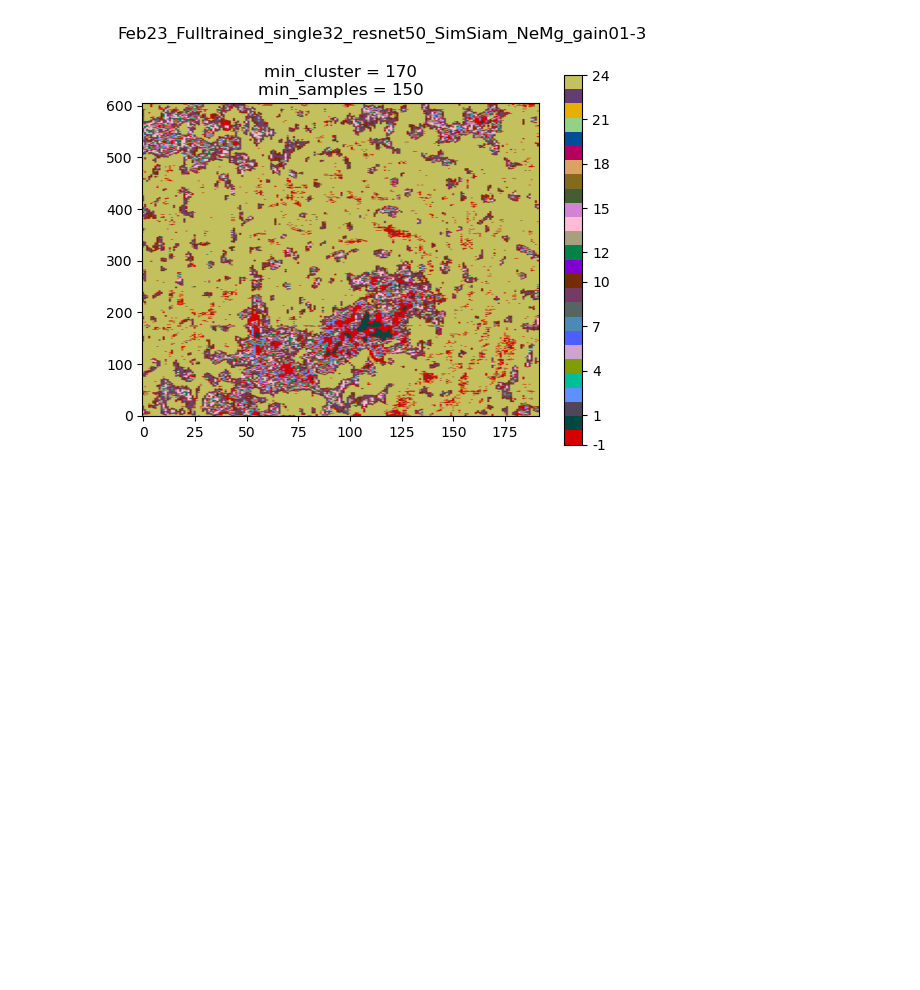
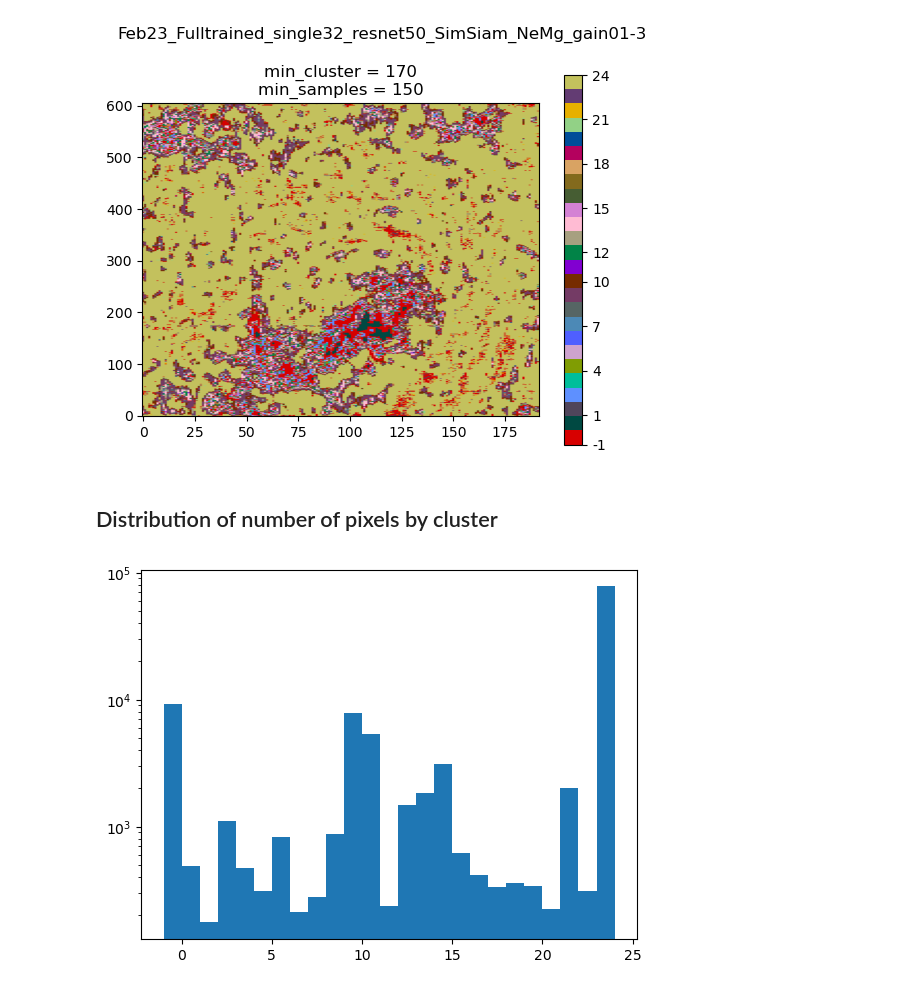
Before and after one commit to taniavsn/SimSPICE, a Jupyter notebook: notebooks/invest_NeMg_resnet50.ipynb, the cells around one changed output. Cells and saved outputs as stored; diff of their text form; code cells hidden in the pictures; blank space fills up the shorter version.

```diff
--- a/notebooks/invest_NeMg_resnet50.ipynb
+++ b/notebooks/invest_NeMg_resnet50.ipynb
@@ -47,3 +47,10 @@ plt.show()
 # %% [output]
 Unique Clusters in file: 26
 [figure]
+# %% [markdown]
+## Distribution of number of pixels by cluster
+# %%
+plt.hist(labels.flatten(), bins='fd');
+plt.yscale('log')
+# %% [output]
+[figure, added]
```
Also changed, not shown: parts of 5 cells of this notebook, 3 other files.
